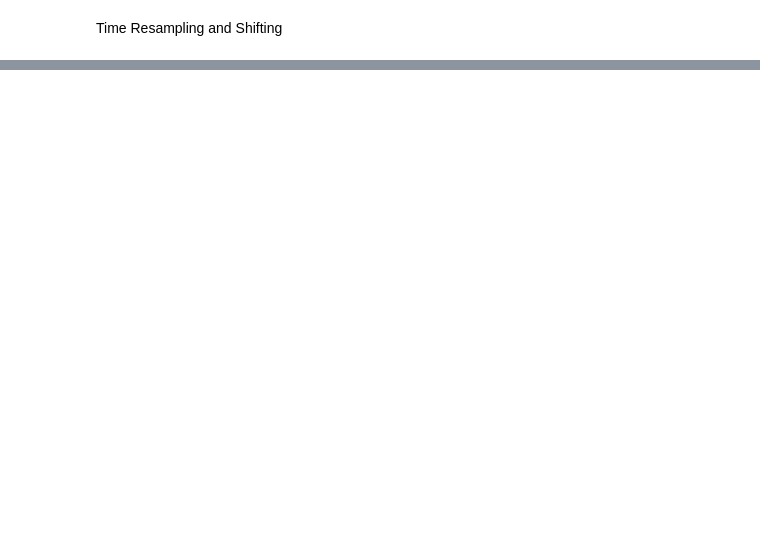
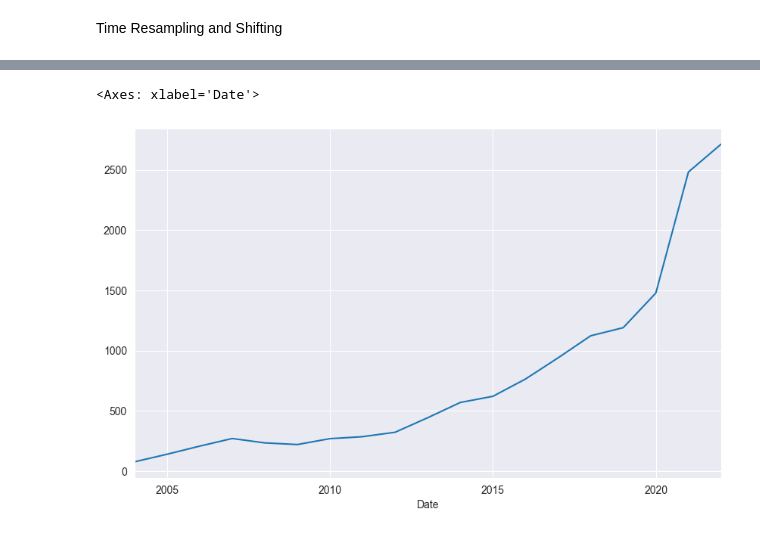
Before and after one commit to KennedyMungai/pandas_refresher, a Jupyter notebook: pandas_refresher_6.ipynb, the cells around one changed output, grey strips where cells are left out. Drawn from its saved outputs; the diff is of its cells as text; code cells hidden in the pictures; blank space fills up the shorter version.

```diff
--- a/pandas_refresher_6.ipynb
+++ b/pandas_refresher_6.ipynb
@@ -74,0 +168,5 @@ date_df.plot.line(y='Temperature')
+# %%
+google_stock.Open.resample('A').mean().plot(kind='line')
+# %% [output]
+<Axes: xlabel='Date'>
+[figure, added]
```
Also changed, not shown: parts of 16 cells of this notebook.
